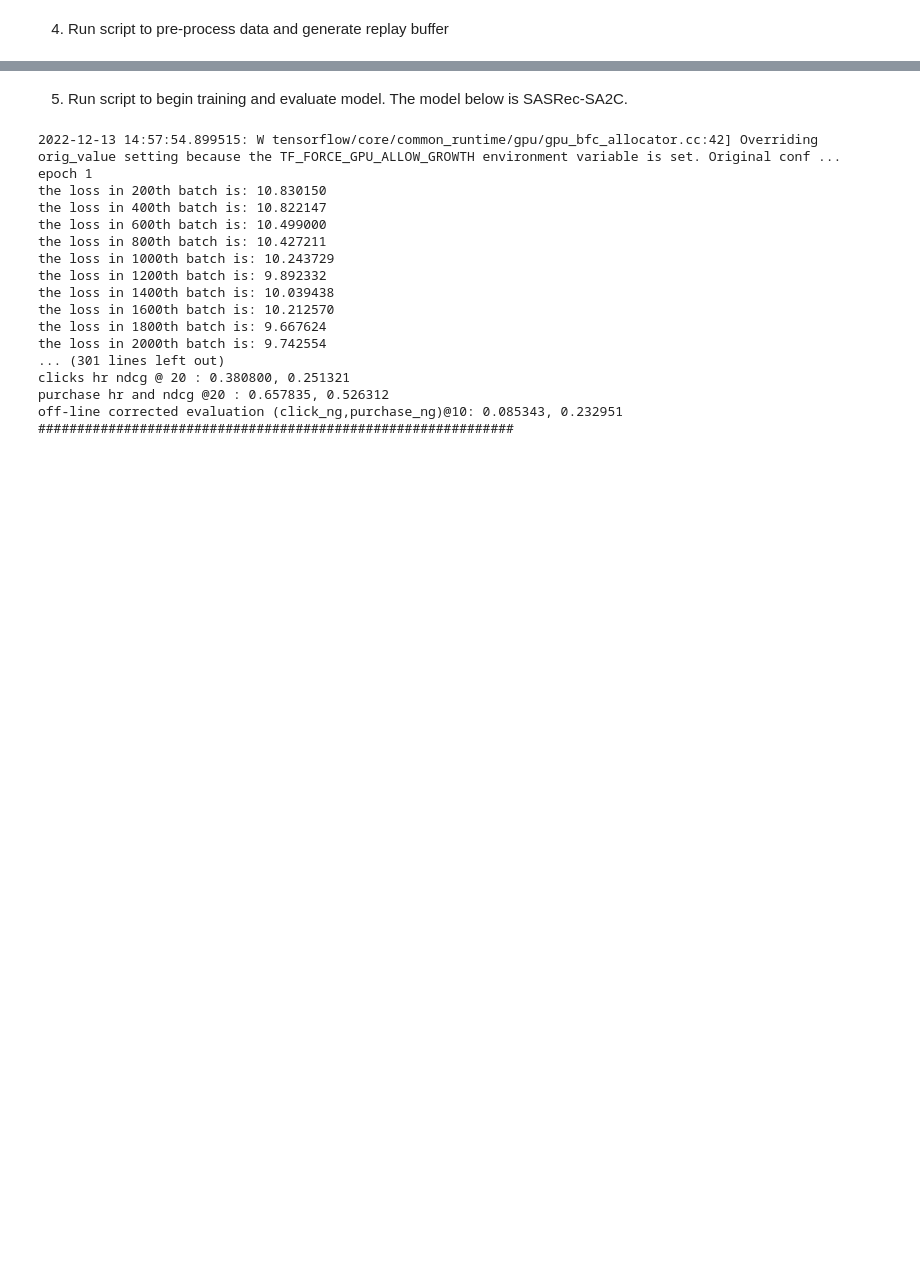
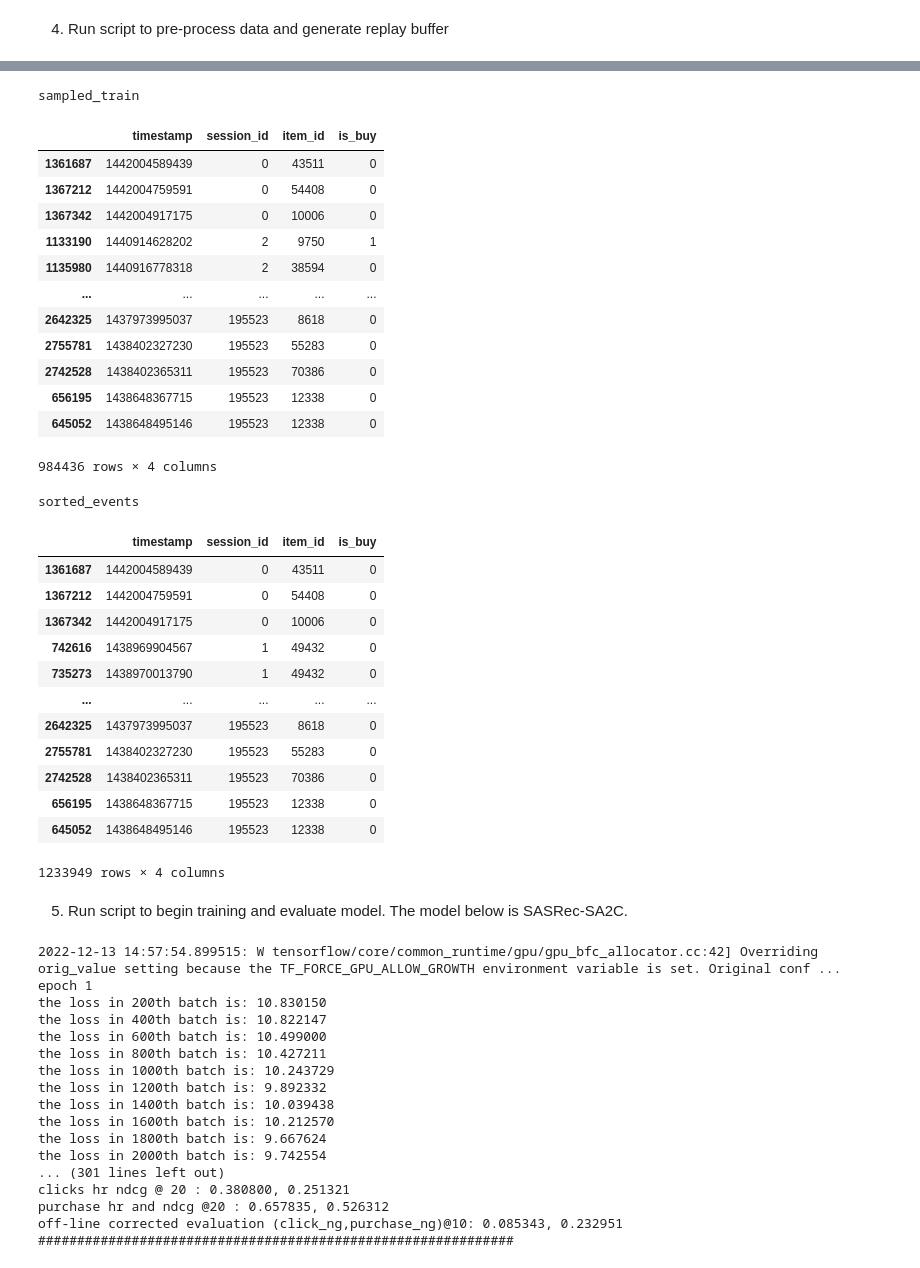
Before and after one commit to mille055/recommenders_aipi590, a Jupyter notebook: DRL_Recommenders/Dataset_1_Retail_Rocket/RR_SA2C_Recommender.ipynb, the cells around one changed output, grey strips where cells are left out. Drawn from its saved outputs; the diff is of its cells as text; code cells hidden in the pictures; blank space fills up the shorter version.

```diff
--- a/DRL_Recommenders/Dataset_1_Retail_Rocket/RR_SA2C_Recommender.ipynb
+++ b/DRL_Recommenders/Dataset_1_Retail_Rocket/RR_SA2C_Recommender.ipynb
@@ -67,6 +89,44 @@ Pickling replay buffer...
 Pickling data statistics...
 
 Script completed successfully!
+# %%
+### looking at the resulting dataframes
+DATA = "/content/recommenders_aipi590/DRL_Recommenders/Dataset_1_Retail_Rocket/RR_data/"
+sampled_train = pd.read_pickle(DATA+'sampled_train.df')
+sorted_events = pd.read_pickle(DATA+'sorted_events.df')
+print('sampled_train')
+display(sampled_train)
+print('sorted_events')
+display(sorted_events)
+# %% [output]
+sampled_train
+|  | timestamp | session_id | item_id | is_buy |
+| 1361687 | 1442004589439 | 0 | 43511 | 0 |
+| 1367212 | 1442004759591 | 0 | 54408 | 0 |
+| 1367342 | 1442004917175 | 0 | 10006 | 0 |
+| 1133190 | 1440914628202 | 2 | 9750 | 1 |
+| 1135980 | 1440916778318 | 2 | 38594 | 0 |
+| ... | ... | ... | ... | ... |
+| 2642325 | 1437973995037 | 195523 | 8618 | 0 |
+| 2755781 | 1438402327230 | 195523 | 55283 | 0 |
+| 2742528 | 1438402365311 | 195523 | 70386 | 0 |
+| 656195 | 1438648367715 | 195523 | 12338 | 0 |
+| 645052 | 1438648495146 | 195523 | 12338 | 0 |
+984436 rows × 4 columns
+sorted_events
+|  | timestamp | session_id | item_id | is_buy |
+| 1361687 | 1442004589439 | 0 | 43511 | 0 |
+| 1367212 | 1442004759591 | 0 | 54408 | 0 |
+| 1367342 | 1442004917175 | 0 | 10006 | 0 |
+| 742616 | 1438969904567 | 1 | 49432 | 0 |
+| 735273 | 1438970013790 | 1 | 49432 | 0 |
+| ... | ... | ... | ... | ... |
+| 2642325 | 1437973995037 | 195523 | 8618 | 0 |
+| 2755781 | 1438402327230 | 195523 | 55283 | 0 |
+| 2742528 | 1438402365311 | 195523 | 70386 | 0 |
+| 656195 | 1438648367715 | 195523 | 12338 | 0 |
+| 645052 | 1438648495146 | 195523 | 12338 | 0 |
+1233949 rows × 4 columns
 # %% [markdown]
 5. Run script to begin training and evaluate model. The model below is SASRec-SA2C.
 # %%
```
Also changed, not shown: parts of 5 cells of this notebook.
